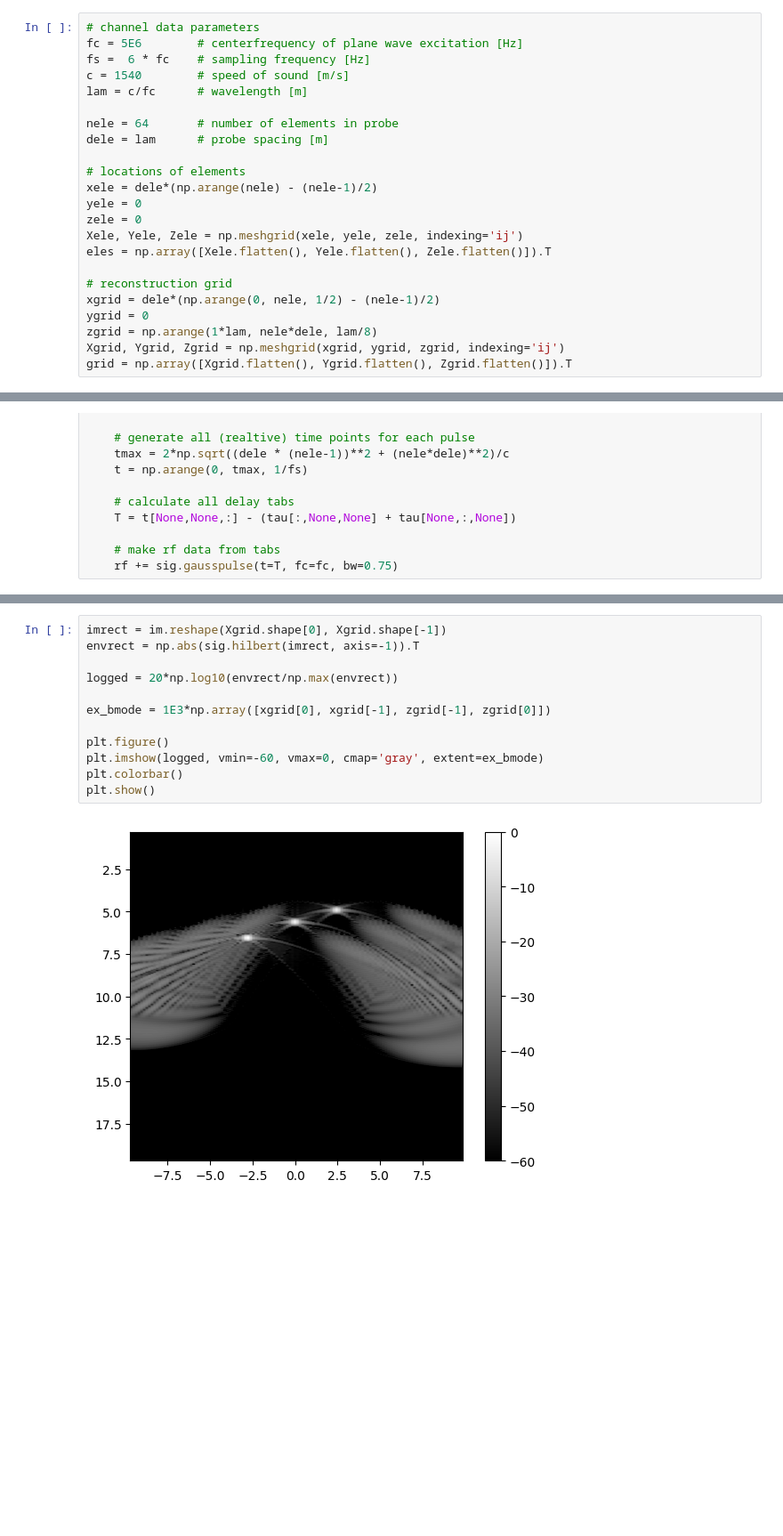
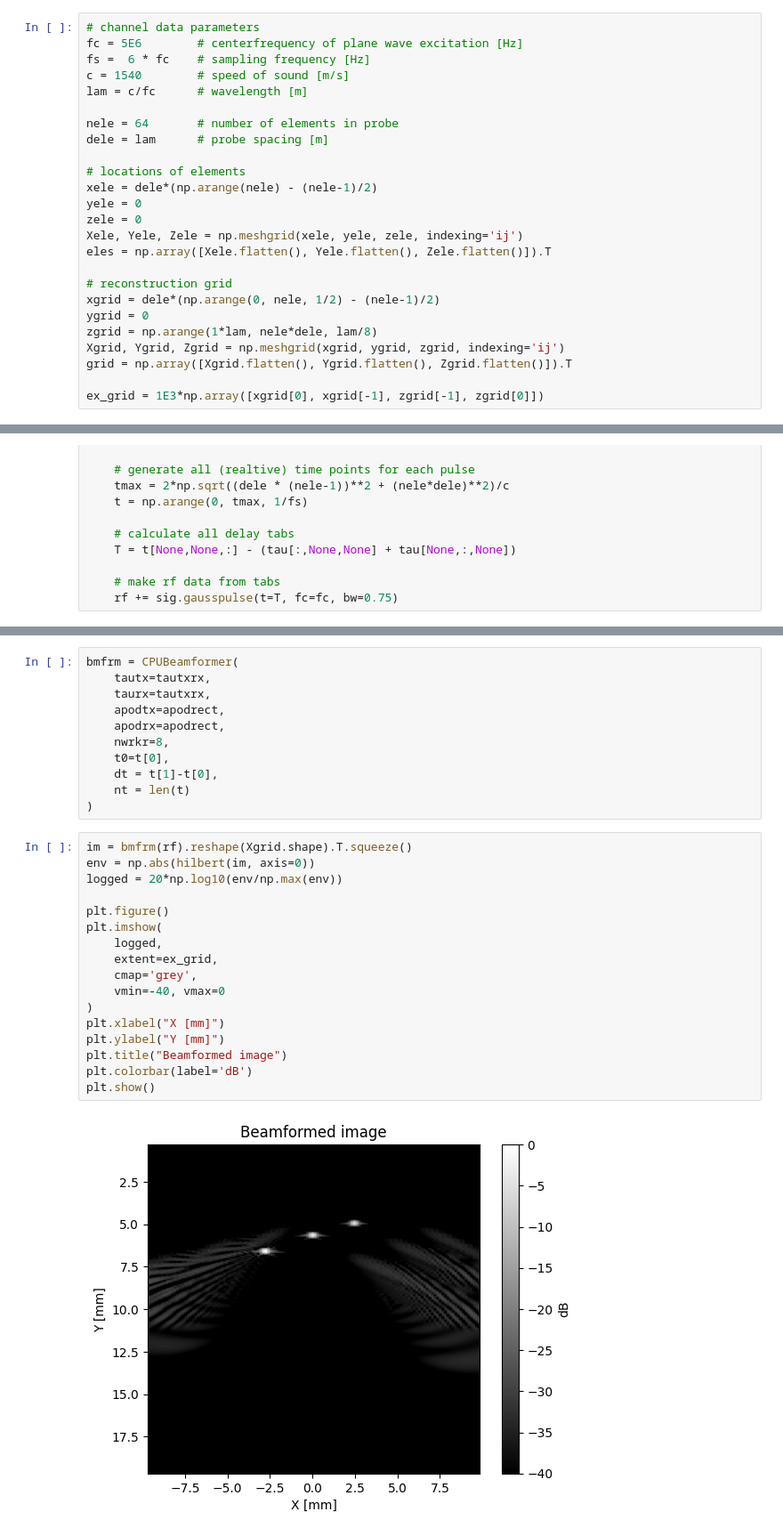
Before and after one commit to wewightman/pycbf, a Jupyter notebook: examples/test_notebook.ipynb, the cells around one changed output, grey strips where cells are left out. Shown at 89% size. Cells and saved outputs as stored; diff of their text form; blank space fills up the shorter version.

```diff
--- a/examples/test_notebook.ipynb
+++ b/examples/test_notebook.ipynb
@@ -32,6 +34,8 @@ ygrid = 0
 zgrid = np.arange(1*lam, nele*dele, lam/8)
 Xgrid, Ygrid, Zgrid = np.meshgrid(xgrid, ygrid, zgrid, indexing='ij')
 grid = np.array([Xgrid.flatten(), Ygrid.flatten(), Zgrid.flatten()]).T
+
+ex_grid = 1E3*np.array([xgrid[0], xgrid[-1], zgrid[-1], zgrid[0]])
 # %% [markdown]
 ## Calculate the full synthetic aperture using a point-like assumption
 # %%
@@ -125,14 +121,30 @@ for aline in tqdm(bf.__map_aline__(rf, t), total=bf.ntx*bf.nrx):
+# %%
+bmfrm = CPUBeamformer(
+    tautx=tautxrx,
+    taurx=tautxrx,
+    apodtx=apodrect,
+    apodrx=apodrect,
+    nwrkr=8,
+    t0=t[0],
+    dt = t[1]-t[0],
+    nt = len(t)
+)
 # %%
-imrect = im.reshape(Xgrid.shape[0], Xgrid.shape[-1])
-envrect = np.abs(sig.hilbert(imrect, axis=-1)).T
-
-logged = 20*np.log10(envrect/np.max(envrect))
-
-ex_bmode = 1E3*np.array([xgrid[0], xgrid[-1], zgrid[-1], zgrid[0]])
+im = bmfrm(rf).reshape(Xgrid.shape).T.squeeze()
+env = np.abs(hilbert(im, axis=0))
+logged = 20*np.log10(env/np.max(env))
 
 plt.figure()
-plt.imshow(logged, vmin=-60, vmax=0, cmap='gray', extent=ex_bmode)
-plt.colorbar()
+plt.imshow(
+    logged,
+    extent=ex_grid,
+    cmap='grey',
+    vmin=-40, vmax=0
+)
+plt.xlabel("X [mm]")
+plt.ylabel("Y [mm]")
+plt.title("Beamformed image")
+plt.colorbar(label='dB')
 plt.show()
 # %% [output]
-[figure, old version]
+[figure, new version]
```
Also changed, not shown: parts of 26 cells of this notebook, 2 other files.
